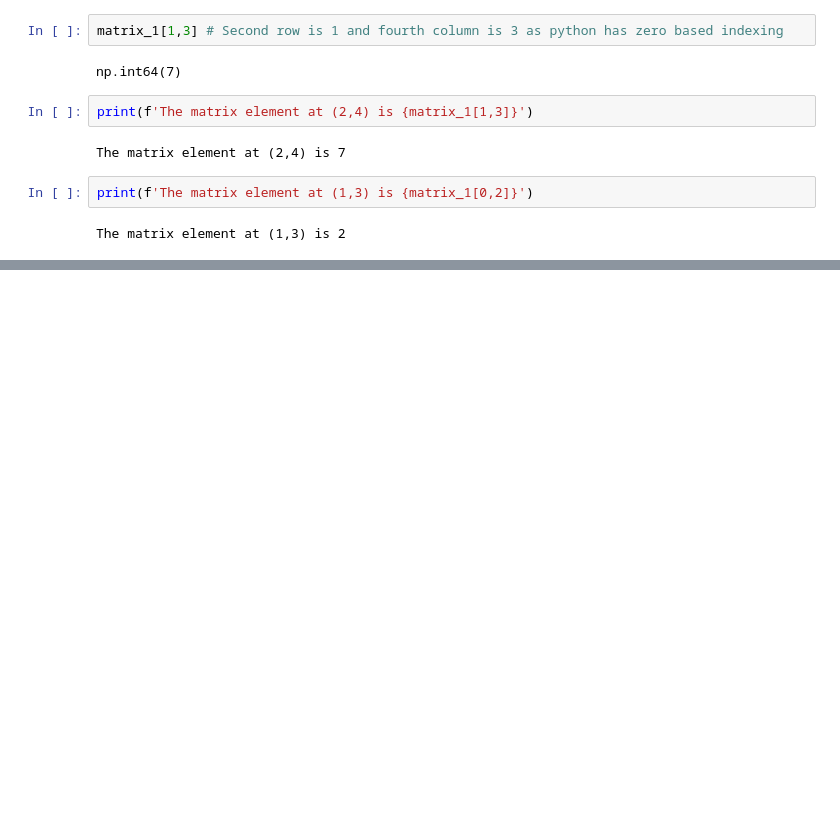
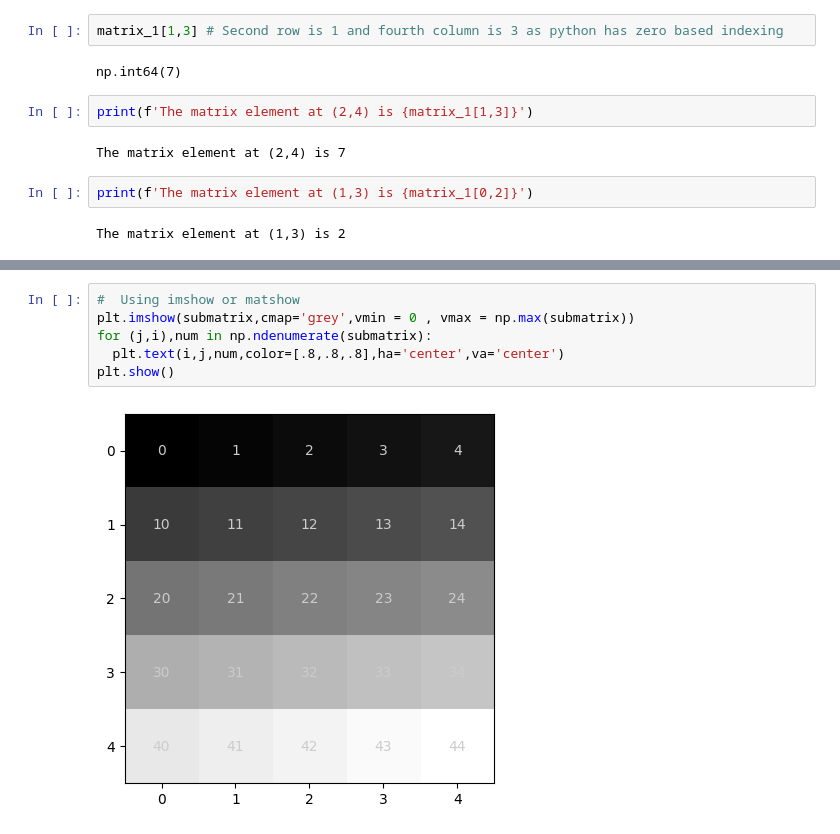
Before and after one commit to AyushDevadiga1/practice-programs, a Jupyter notebook: chapter5.ipynb, the cells around one changed output, grey strips where cells are left out. Drawn from its saved outputs; the diff is of its cells as text; blank space fills up the shorter version.

```diff
--- a/chapter5.ipynb
+++ b/chapter5.ipynb
@@ -118,0 +160,8 @@ The matrix element at (1,3) is 2
+# %%
+#  Using imshow or matshow
+plt.imshow(submatrix,cmap='grey',vmin = 0 , vmax = np.max(submatrix))
+for (j,i),num in np.ndenumerate(submatrix):
+  plt.text(i,j,num,color=[.8,.8,.8],ha='center',va='center')
+plt.show()
+# %% [output]
+[figure, added]
```
Also changed, not shown: parts of 6 cells of this notebook.
